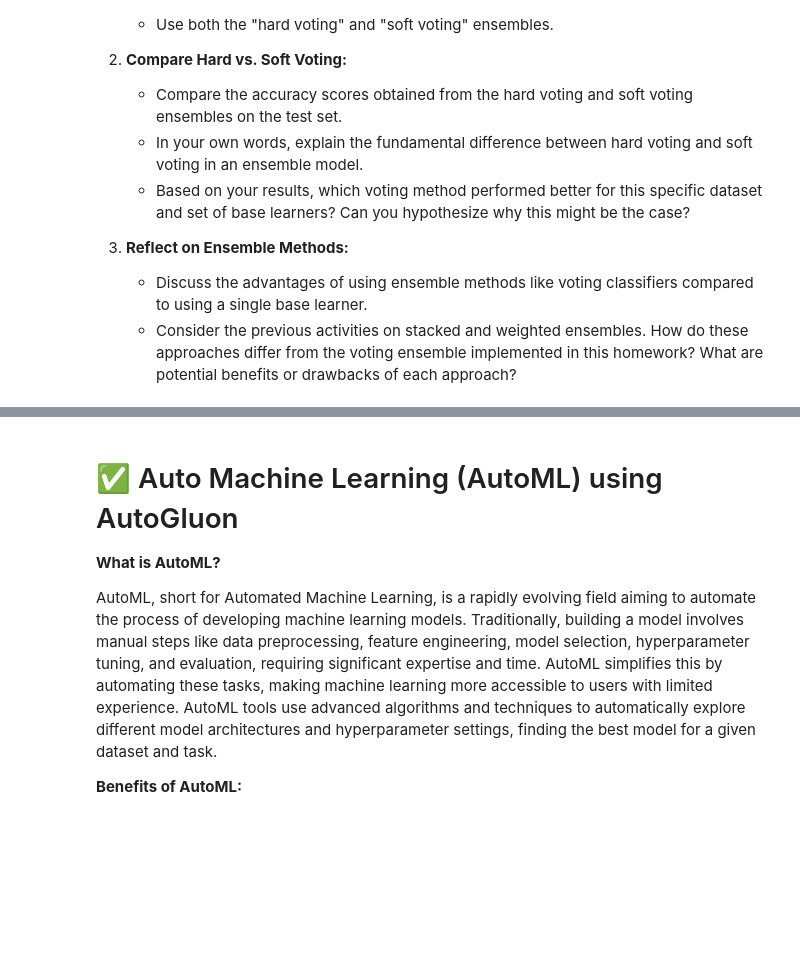
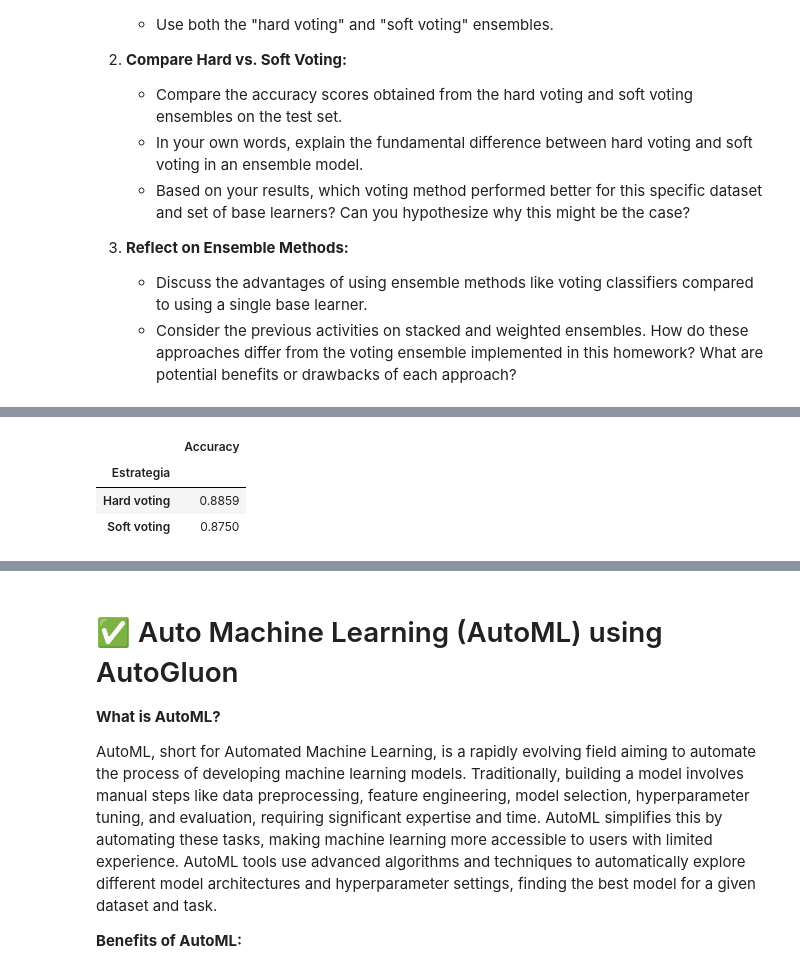
Before and after one commit to lenytacuri/decision-trees-lab, a Jupyter notebook: Decision_Trees,_Random_Forest,_Stacked_Ensembles,_XGBoost,_AutoGluon_v3.ipynb, the cells around one changed output, grey strips where cells are left out. Saved outputs shown, nothing was run; the diff lists cells and outputs as text; code cells hidden in the pictures; blank space fills up the shorter version.

```diff
--- a/Decision_Trees,_Random_Forest,_Stacked_Ensembles,_XGBoost,_AutoGluon_v3.ipynb
+++ b/Decision_Trees,_Random_Forest,_Stacked_Ensembles,_XGBoost,_AutoGluon_v3.ipynb
@@ -933,4 +933,89 @@ Based on the concepts of ensemble learning and the previous activities on Decisi
     *   Discuss the advantages of using ensemble methods like voting classifiers compared to using a single base learner.
     *   Consider the previous activities on stacked and weighted ensembles. How do these approaches differ from the voting ensemble implemented in this homework? What are potential benefits or drawbacks of each approach?
 # %%
-#your code here
+import pandas as pd
+
+from sklearn.base import clone
+from sklearn.tree import DecisionTreeClassifier
+from sklearn.ensemble import VotingClassifier
+from sklearn.model_selection import GridSearchCV, StratifiedKFold
+from sklearn.metrics import accuracy_score
+
+# 1. Optimizar únicamente el árbol que falta
+voting_cv = StratifiedKFold(
+    n_splits=5,
+    shuffle=True,
+    random_state=RANDOM_STATE
+)
+
+tree_search = GridSearchCV(
+    estimator=DecisionTreeClassifier(random_state=RANDOM_STATE),
+    param_grid={
+        "max_depth": [2, 3, 4],
+        "min_samples_split": [2, 10, 50]
+    },
+    scoring="accuracy",
+    cv=voting_cv,
+    n_jobs=4,
+    refit=True,
+    error_score="raise"
+)
+
+tree_search.fit(X_train, y_train)
+
+print("Mejores parámetros del árbol:", tree_search.best_params_)
+print(f"Accuracy CV del árbol: {tree_search.best_score_:.4f}")
+
+# 2. Reutilizar las configuraciones optimizadas y sus pipelines
+voting_estimators = [
+    ("knn", clone(best_base_models["knn"])),
+    ("logistic", clone(best_base_models["logistic"])),
+    ("svm", clone(best_base_models["svm"])),
+    ("tree", clone(tree_search.best_estimator_)),
+    ("mlp", clone(best_mlp))
+]
+
+# 3. Entrenar los cinco modelos una vez con VotingClassifier
+# SVM ya tiene probability=True desde la actividad anterior
+voting_model = VotingClassifier(
+    estimators=voting_estimators,
+    voting="soft",
+    n_jobs=4
+)
+
+voting_model.fit(X_train, y_train)
+
+# 4. Comparar ambas reglas usando exactamente los mismos modelos ajustados
+soft_predictions = voting_model.predict(X_test)
+
+# Cambia solo la regla de combinación; no vuelve a entrenar
+voting_model.set_params(voting="hard")
+hard_predictions = voting_model.predict(X_test)
+
+# Dejamos el objeto en modo soft para poder consultar probabilidades
+voting_model.set_params(voting="soft")
+
+voting_results = pd.DataFrame([
+    {
+        "Estrategia": "Hard voting",
+        "Accuracy": accuracy_score(y_test, hard_predictions)
+    },
+    {
+        "Estrategia": "Soft voting",
+        "Accuracy": accuracy_score(y_test, soft_predictions)
+    }
+]).set_index("Estrategia")
+
+display(voting_results.round(4))
+
+difference = (
+    voting_results.loc["Soft voting", "Accuracy"]
+    - voting_results.loc["Hard voting", "Accuracy"]
+)
+
+print(f"Diferencia soft − hard: {difference * 100:.2f} puntos porcentuales")
+print(
+    "Observaciones con predicciones distintas:",
+    (soft_predictions != hard_predictions).sum()
+)
+# %% [output]
@@ -936,0 +1024,4 @@ Based on the concepts of ensemble learning and the previous activities on Decisi
+|  | Accuracy |
+| Estrategia |  |
+| Hard voting | 0.8859 |
+| Soft voting | 0.8750 |
```
Also changed, not shown: parts of 6 cells of this notebook, 6 other files.
